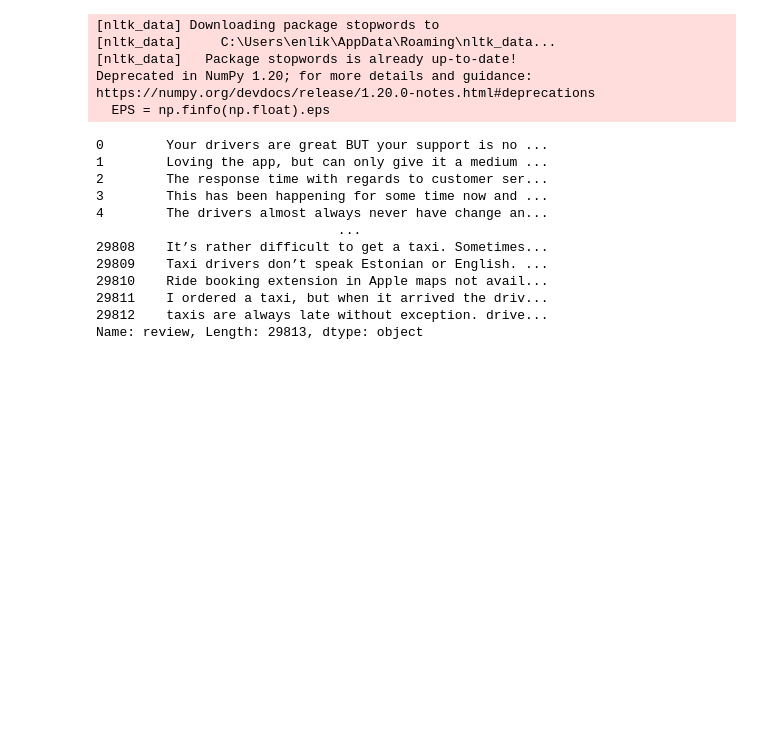
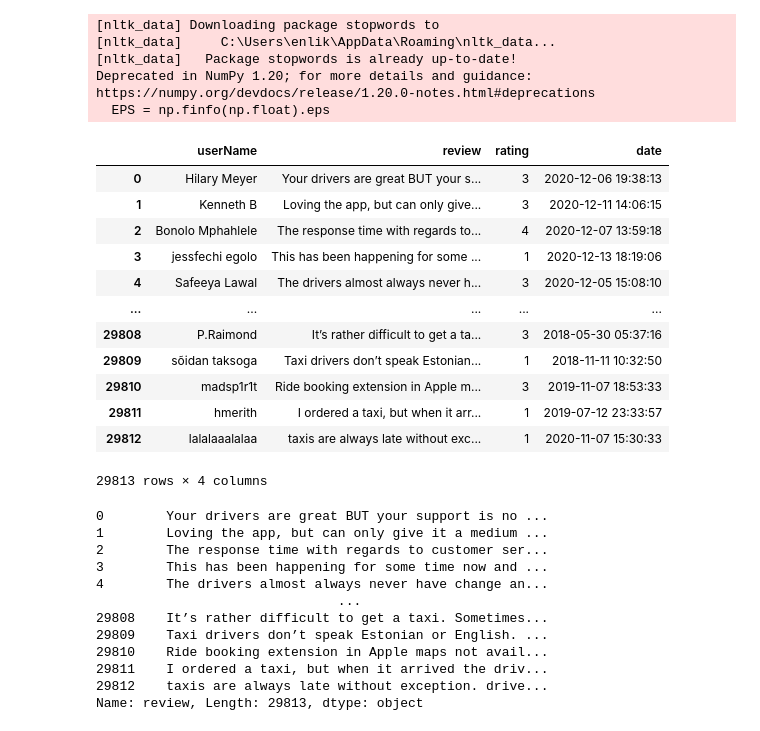
Before and after one commit to enliktjioe/master-thesis-2021, a Jupyter notebook: notebooks/LDA_topic_modeling-Win10_ALL.ipynb, the cells around one changed output. Drawn from its saved outputs; the diff is of its cells as text; code cells hidden in the pictures; blank space fills up the shorter version.

```diff
--- a/notebooks/LDA_topic_modeling-Win10_ALL.ipynb
+++ b/notebooks/LDA_topic_modeling-Win10_ALL.ipynb
@@ -39,6 +39,22 @@ config = get_config('config.yaml')
 [nltk_data]   Package stopwords is already up-to-date!
 Deprecated in NumPy 1.20; for more details and guidance: https://numpy.org/devdocs/release/1.20.0-notes.html#deprecations
   EPS = np.finfo(np.float).eps
+# %%
+df
+# %% [output]
+|  | userName | review | rating | date |
+| 0 | Hilary Meyer | Your drivers are great BUT your s... | 3 | 2020-12-06 19:38:13 |
+| 1 | Kenneth B | Loving the app, but can only give... | 3 | 2020-12-11 14:06:15 |
+| 2 | Bonolo Mphahlele | The response time with regards to... | 4 | 2020-12-07 13:59:18 |
+| 3 | jessfechi egolo | This has been happening for some ... | 1 | 2020-12-13 18:19:06 |
+| 4 | Safeeya Lawal | The drivers almost always never h... | 3 | 2020-12-05 15:08:10 |
+| ... | ... | ... | ... | ... |
+| 29808 | P.Raimond | It’s rather difficult to get a ta... | 3 | 2018-05-30 05:37:16 |
+| 29809 | sõidan taksoga | Taxi drivers don’t speak Estonian... | 1 | 2018-11-11 10:32:50 |
+| 29810 | madsp1r1t | Ride booking extension in Apple m... | 3 | 2019-11-07 18:53:33 |
+| 29811 | hmerith | I ordered a taxi, but when it arr... | 1 | 2019-07-12 23:33:57 |
+| 29812 | lalalaaalalaa | taxis are always late without exc... | 1 | 2020-11-07 15:30:33 |
+29813 rows × 4 columns
 # %%
 # setup input and output path
 input_path = 'preprocessed_data/all/'
```
Also changed, not shown: parts of 9 cells of this notebook, 2 other files.
